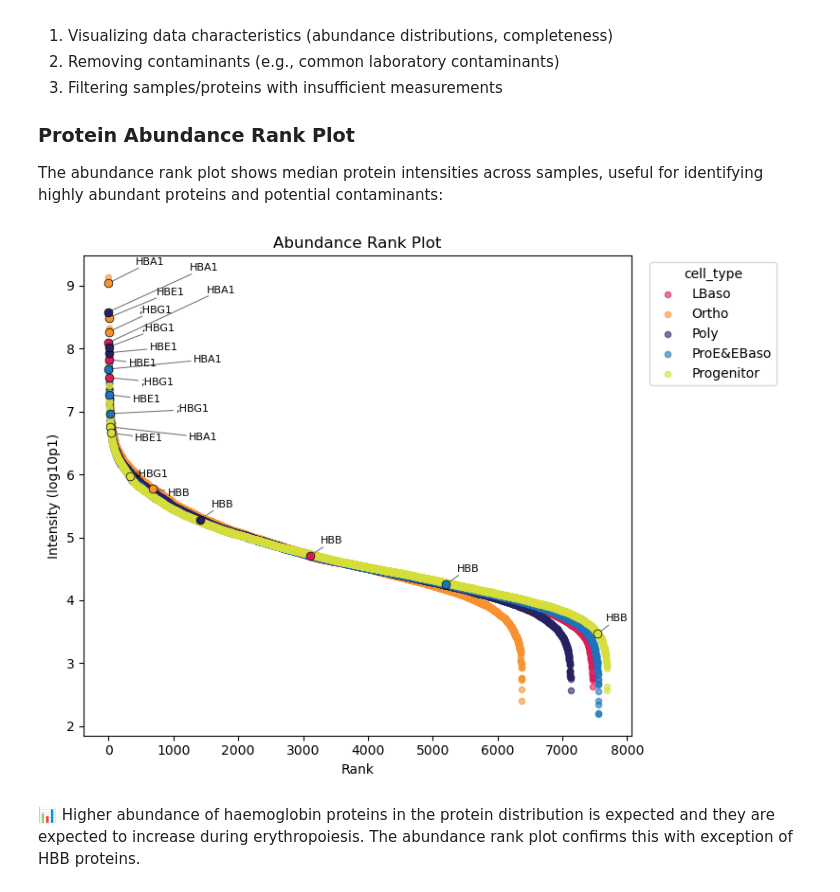
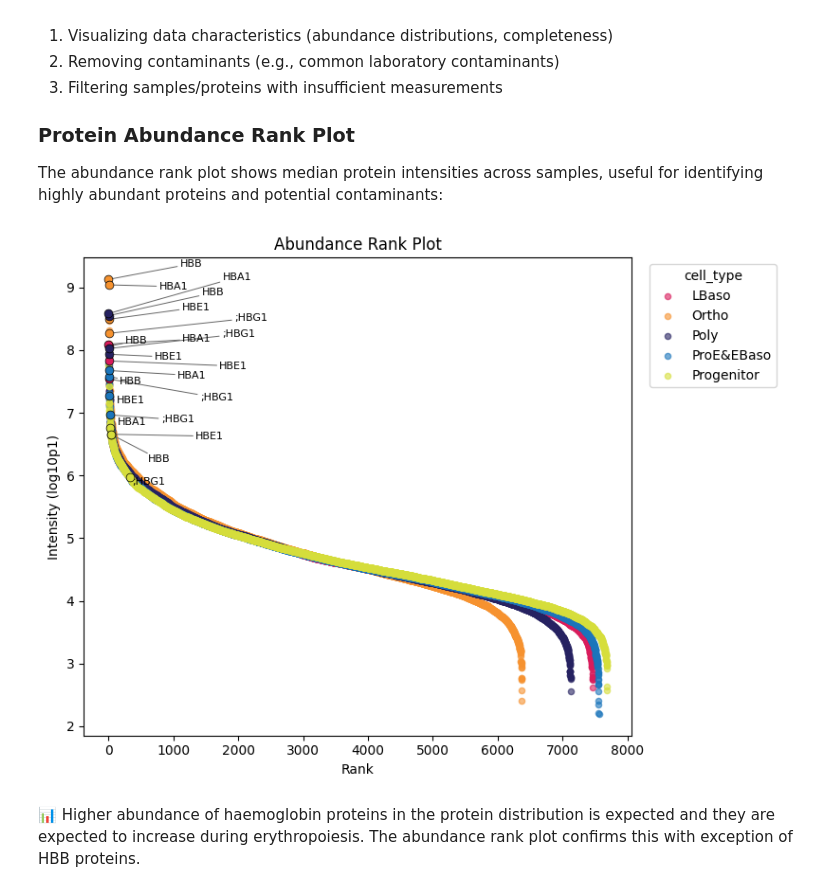
Before and after one commit to UKHD-NP/proteopy, a Jupyter notebook: docs/tutorials/workflow_protein-analysis_karayel-2020.ipynb, the cells around one changed output. Drawn from its saved outputs; the diff is of its cells as text; code cells hidden in the pictures.

Commit message:
update: protein-level notebook

```diff
--- a/docs/tutorials/workflow_protein-analysis_karayel-2020.ipynb
+++ b/docs/tutorials/workflow_protein-analysis_karayel-2020.ipynb
@@ -216,19 +208,26 @@ Quality control in proteomics involves:
 
 The abundance rank plot shows median protein intensities across samples, useful for identifying highly abundant proteins and potential contaminants:
 # %%
-# Haemoglobin proteins are highlighted
+# Define haemoglobin proteins for highlighting (marker proteins in erythropoiesis)
+haemoglobin = {
+    'P68871': 'HBB',
+    'P69905': 'HBA1',
+    'P02100': 'HBE1',
+    'A0A2R8Y7X9;P69891': 'HBG1',
+}
+
 pr.pl.abundance_rank(
     adata,
     color='cell_type',
     log_transform=10,
     zero_to_na=True,            # Treat zeros as missing values
     color_scheme=adata.uns["colors_cell_type"],
     summary_method='median',
     highlight_vars=list(haemoglobin.keys()),
     var_labels_key='gene_name', # Use gene names instead of protein IDs for labels
     )
 # %% [output]
-[figure, old version]
+[figure, new version]
 # %% [markdown]
 📊 Higher abundance of haemoglobin proteins in the protein distribution is expected and they are expected to increase during erythropoiesis. The abundance rank plot confirms this with exception of HBB proteins.
 # %% [markdown]
```
Also changed, not shown: parts of 3 cells of this notebook.
